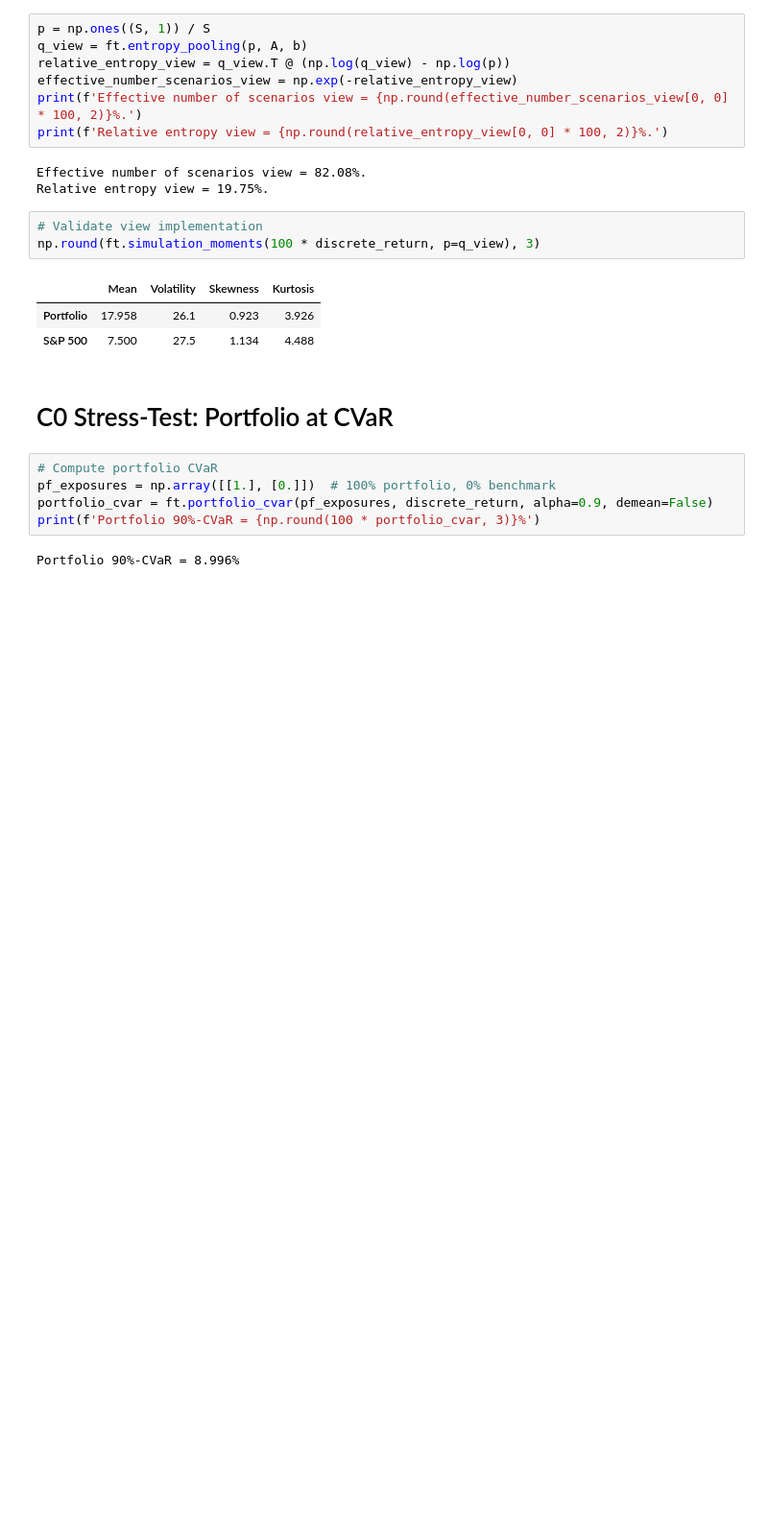
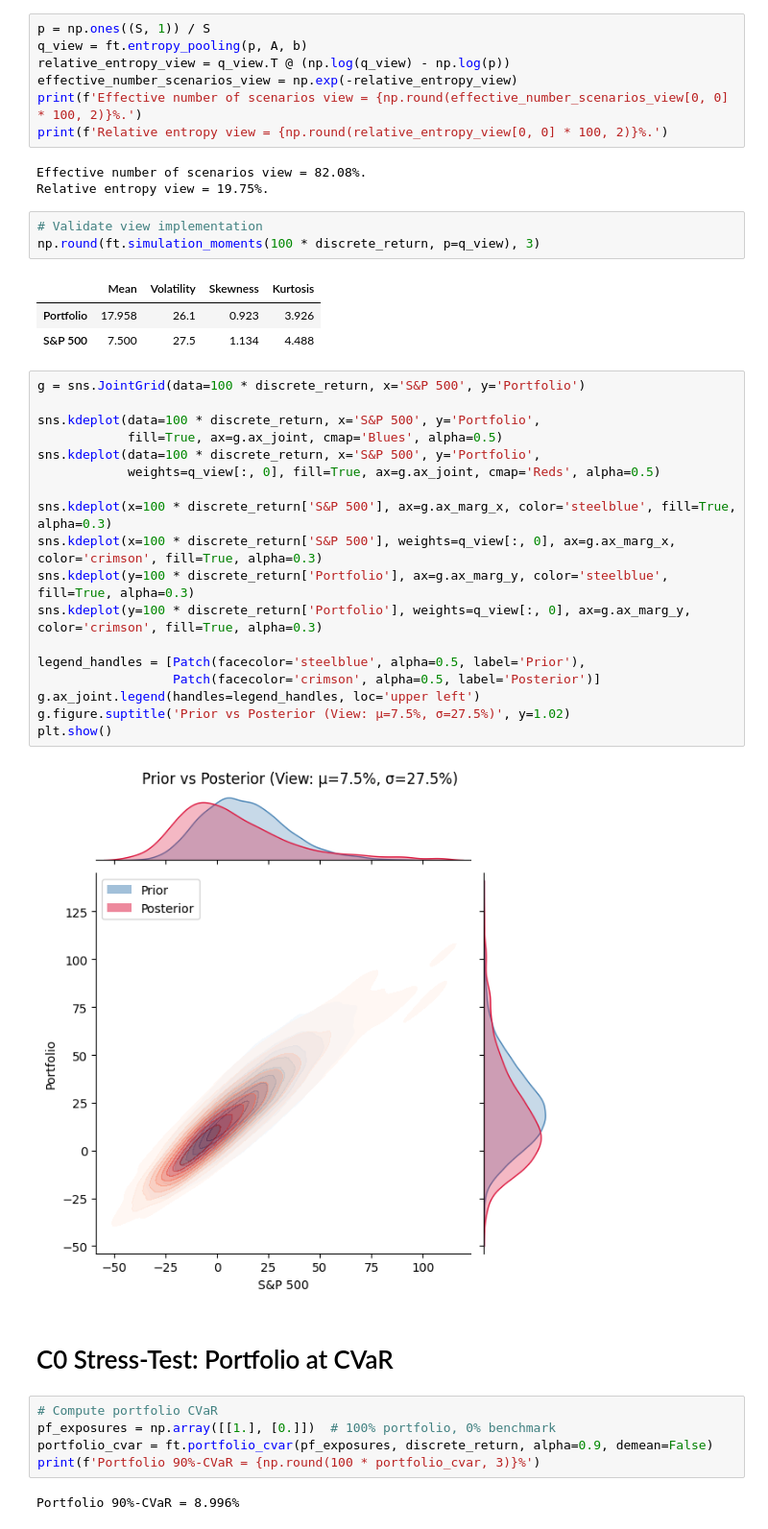
Before and after one commit to galamboslajos/Finance-Working-Files, a Jupyter notebook: Investments_2026/PortfolioStressTest.ipynb, the cells around one changed output. Shown at 96% size. Drawn from its saved outputs; the diff is of its cells as text; blank space fills up the shorter version.

```diff
--- a/Investments_2026/PortfolioStressTest.ipynb
+++ b/Investments_2026/PortfolioStressTest.ipynb
@@ -126,6 +127,26 @@ np.round(ft.simulation_moments(100 * discrete_return, p=q_view), 3)
 |  | Mean | Volatility | Skewness | Kurtosis |
 | Portfolio | 17.958 | 26.1 | 0.923 | 3.926 |
 | S&P 500 | 7.500 | 27.5 | 1.134 | 4.488 |
+# %%
+g = sns.JointGrid(data=100 * discrete_return, x='S&P 500', y='Portfolio')
+
+sns.kdeplot(data=100 * discrete_return, x='S&P 500', y='Portfolio',
+            fill=True, ax=g.ax_joint, cmap='Blues', alpha=0.5)
+sns.kdeplot(data=100 * discrete_return, x='S&P 500', y='Portfolio',
+            weights=q_view[:, 0], fill=True, ax=g.ax_joint, cmap='Reds', alpha=0.5)
+
+sns.kdeplot(x=100 * discrete_return['S&P 500'], ax=g.ax_marg_x, color='steelblue', fill=True, alpha=0.3)
+sns.kdeplot(x=100 * discrete_return['S&P 500'], weights=q_view[:, 0], ax=g.ax_marg_x, color='crimson', fill=True, alpha=0.3)
+sns.kdeplot(y=100 * discrete_return['Portfolio'], ax=g.ax_marg_y, color='steelblue', fill=True, alpha=0.3)
+sns.kdeplot(y=100 * discrete_return['Portfolio'], weights=q_view[:, 0], ax=g.ax_marg_y, color='crimson', fill=True, alpha=0.3)
+
+legend_handles = [Patch(facecolor='steelblue', alpha=0.5, label='Prior'),
+                  Patch(facecolor='crimson', alpha=0.5, label='Posterior')]
+g.ax_joint.legend(handles=legend_handles, loc='upper left')
+g.figure.suptitle('Prior vs Posterior (View: μ=7.5%, σ=27.5%)', y=1.02)
+plt.show()
+# %% [output]
+[figure, added]
 # %% [markdown]
 # C0 Stress-Test: Portfolio at CVaR
 # %%
```
Also changed, not shown: parts of 5 cells of this notebook.
